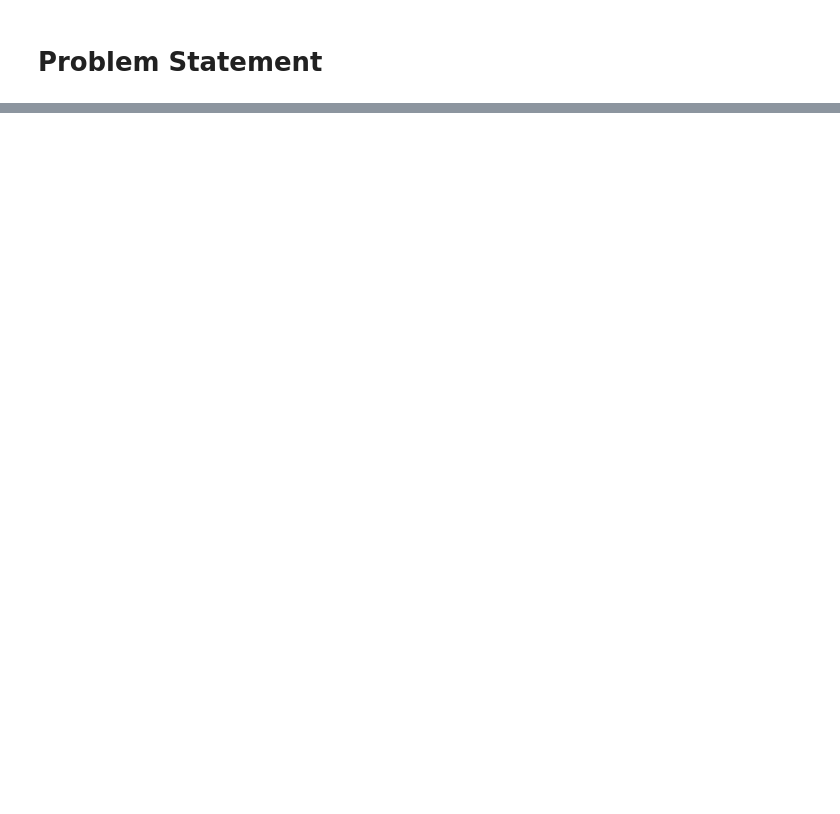
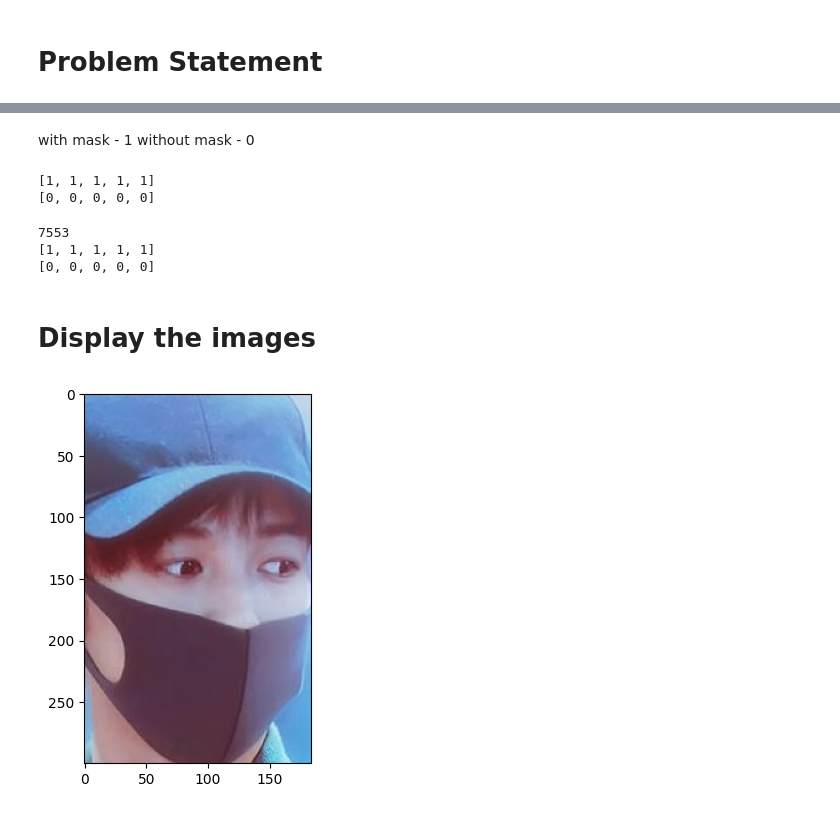
Before and after one commit to Thebluesky303/Convolutional-Neural-Network, a Jupyter notebook: Face Mark Detection/face_marks_detection.ipynb, the cells around one changed output, grey strips where cells are left out. Cells and saved outputs as stored; diff of their text form; code cells hidden in the pictures; blank space fills up the shorter version.

```diff
--- a/Face Mark Detection/face_marks_detection.ipynb
+++ b/Face Mark Detection/face_marks_detection.ipynb
@@ -8,0 +351,3 @@ fatal: not a git repository (or any of the parent directories): .git
+# %% [markdown]
+with mask - 1
+without mask - 0
@@ -8,0 +358,24 @@ fatal: not a git repository (or any of the parent directories): .git
+# %%
+print(with_mask_labels[0:5])
+print(without_mask_labels[0:5])
+# %% [output]
+[1, 1, 1, 1, 1]
+[0, 0, 0, 0, 0]
+# %%
+labels = with_mask_labels + without_mask_labels
+print(len(labels))
+print(labels[0:5])
+print(labels[-5:])
+# %% [output]
+7553
+[1, 1, 1, 1, 1]
+[0, 0, 0, 0, 0]
+# %% [markdown]
+# Display the images
+# %%
+img = mpimg.imread('/kaggle/working/all_images/with_mask/with_mask_192.jpg')
+imgplot = plt.imshow(img)
+plt.show()
+# plt.imshow(img)
+# %% [output]
+[figure, added]
```
Also changed, not shown: parts of 21 cells of this notebook.
